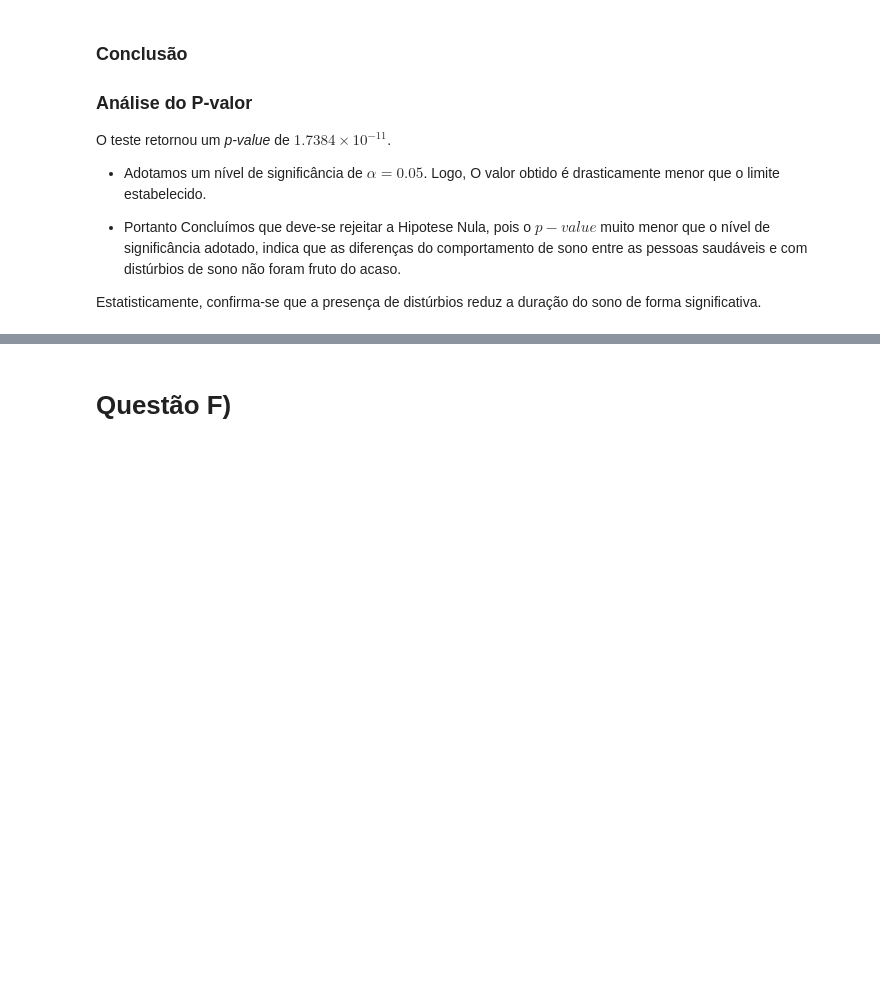
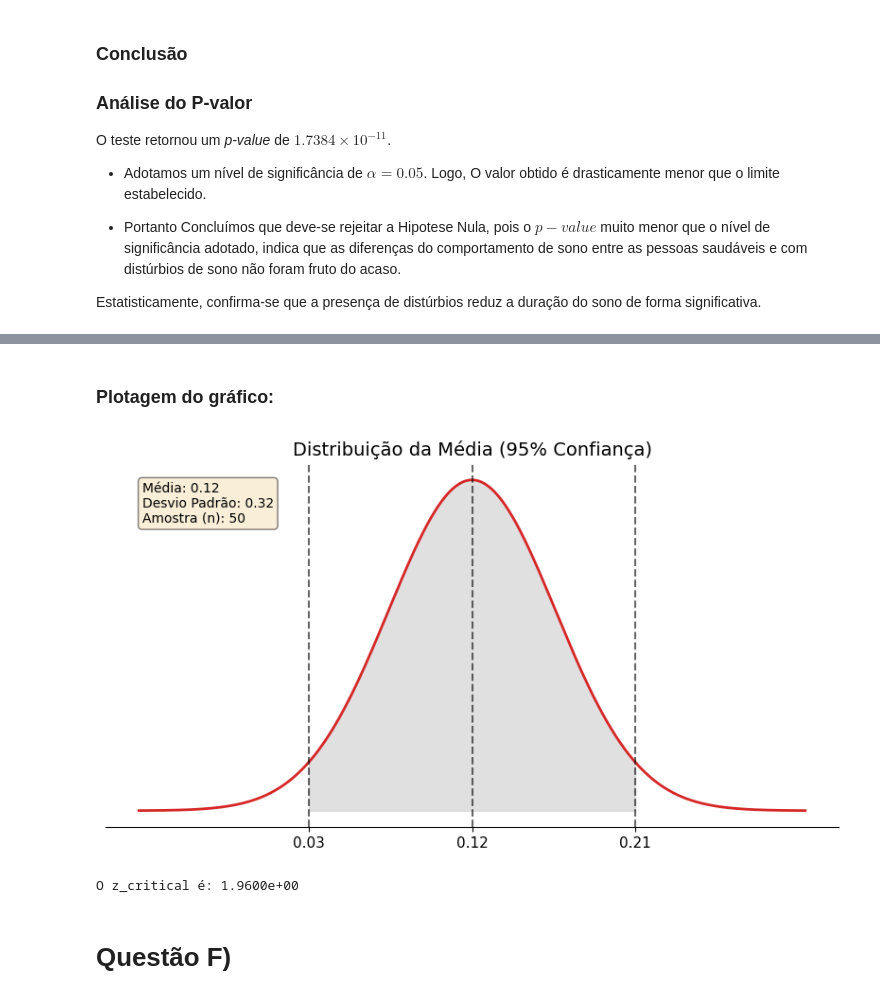
Before and after one commit to Itallo0708/Computational-Mathematics, a Jupyter notebook: notebooks/Atividade_2_2_Linear_regression_p_value_and_metrics.ipynb, the cells around one changed output, grey strips where cells are left out. Saved outputs shown, nothing was run; the diff lists cells and outputs as text; code cells hidden in the pictures; blank space fills up the shorter version.

```diff
--- a/notebooks/Atividade_2_2_Linear_regression_p_value_and_metrics.ipynb
+++ b/notebooks/Atividade_2_2_Linear_regression_p_value_and_metrics.ipynb
@@ -151,7 +151,7 @@ def calcular_intervalo(dados, nivel_confianca):
 ### Função para Exibir os Gráficos
 Função auxiliar para plotar a distribuição da média e o intervalo de confiança:
 # %%
-def plotar_distribuicao(estatisticas):
+def plotar_distribuicao(estatisticas, t_student = False):
 
     media = estatisticas["media"]
     desvio_padrao = estatisticas["desvio_padrao"]
@@ -163,7 +163,11 @@ def plotar_distribuicao(estatisticas):
 
     # Criar dados para a curva Eixo X focado na média
     x = np.linspace(media - 4*erro, media + 4*erro, 1000)
-    y = stats.norm.pdf(x, media, erro)
+    # decidir qual distribuição usar
+    if t_student:
+      y = stats.t.pdf(x, n -1, media, erro)
+    else:
+      y = stats.norm.pdf(x, media, erro)
 
     fig, ax = plt.subplots(figsize=(10, 5))
 
@@ -282,3 +346,38 @@ Estatisticamente, confirma-se que a presença de distúrbios reduz a duração d
+# %%
+# Dados
+p = 0.12
+
+# Calculando o valor crítico Z
+z_critical = norm.ppf(confidence_level)
+desvio_padrao_propocao = np.sqrt(p * (1 - p))
+
+# Calculo do intervalo
+erro_padrao_proporcao = np.sqrt((p * (1 - p)) / n)
+margem_erro_proporcao = z_critical * erro_padrao_proporcao
+
+limite_inferior_proporcao = p - margem_erro_proporcao
+limite_superior_proporcao = p + margem_erro_proporcao
+# %% [markdown]
+### Plotagem do gráfico:
+# %%
+# Formatando os dados para a função de plot criada anteriormente:
+dados_para_plotar_prop = {
+    "media": p,
+    "desvio_padrao": desvio_padrao_propocao,
+    "erro_padrao": erro_padrao_proporcao,
+    "limite_inferior": limite_inferior_proporcao,
+    "limite_superior": limite_superior_proporcao,
+    "nivel": 0.95,
+    "n": n
+}
+
+# Plot do gráfico
+
+plotar_distribuicao(dados_para_plotar_prop)
+print(f"\nO z_critical é: {z_critical:.4e}")
+# %% [output]
+[figure, added]
+O z_critical é: 1.9600e+00
 # %% [markdown]
 # Questão F)
 # %% [markdown]
```
Also changed, not shown: parts of 23 cells of this notebook.
